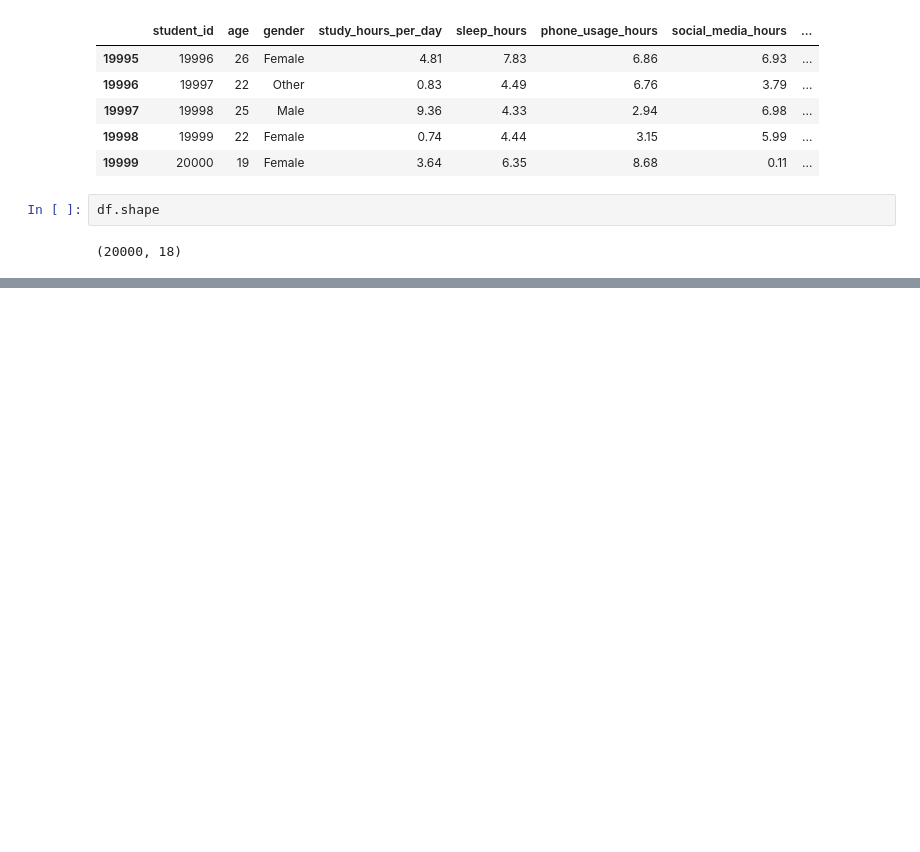
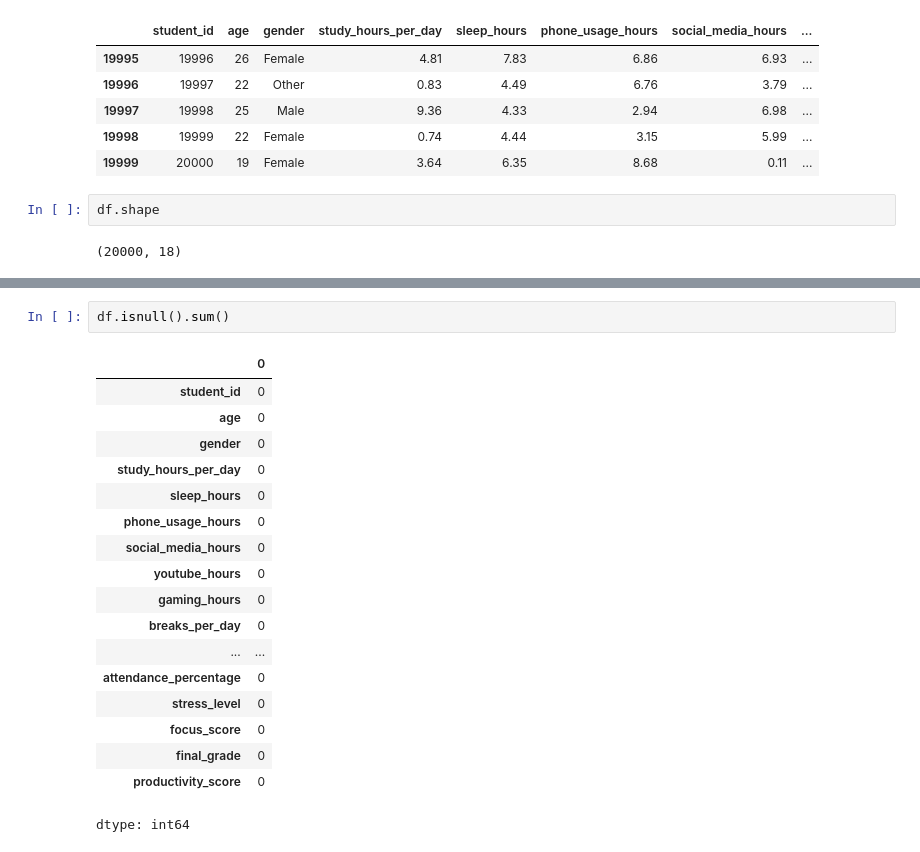
Before and after one commit to amarjithanand/Student-Productivity-Tracker, a Jupyter notebook: StudentProductivityTracker.ipynb, the cells around one changed output, grey strips where cells are left out. Cells and saved outputs as stored; diff of their text form; blank space fills up the shorter version.

```diff
--- a/StudentProductivityTracker.ipynb
+++ b/StudentProductivityTracker.ipynb
@@ -33,0 +63,21 @@ df.shape
+# %%
+df.isnull().sum()
+# %% [output]
+|  | 0 |
+| student_id | 0 |
+| age | 0 |
+| gender | 0 |
+| study_hours_per_day | 0 |
+| sleep_hours | 0 |
+| phone_usage_hours | 0 |
+| social_media_hours | 0 |
+| youtube_hours | 0 |
+| gaming_hours | 0 |
+| breaks_per_day | 0 |
+| ... | ... |
+| attendance_percentage | 0 |
+| stress_level | 0 |
+| focus_score | 0 |
+| final_grade | 0 |
+| productivity_score | 0 |
+dtype: int64
```
Also changed, not shown: parts of 2 cells of this notebook.
